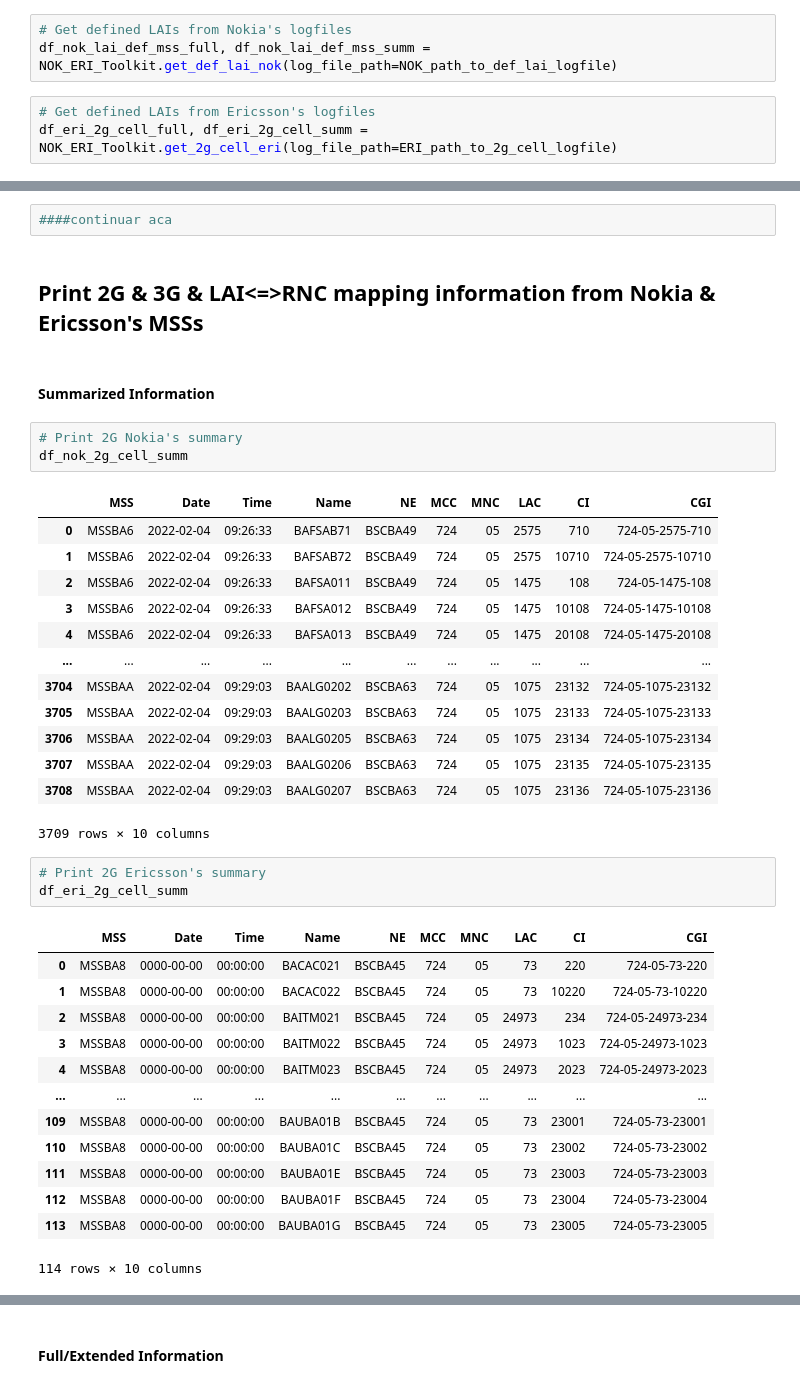
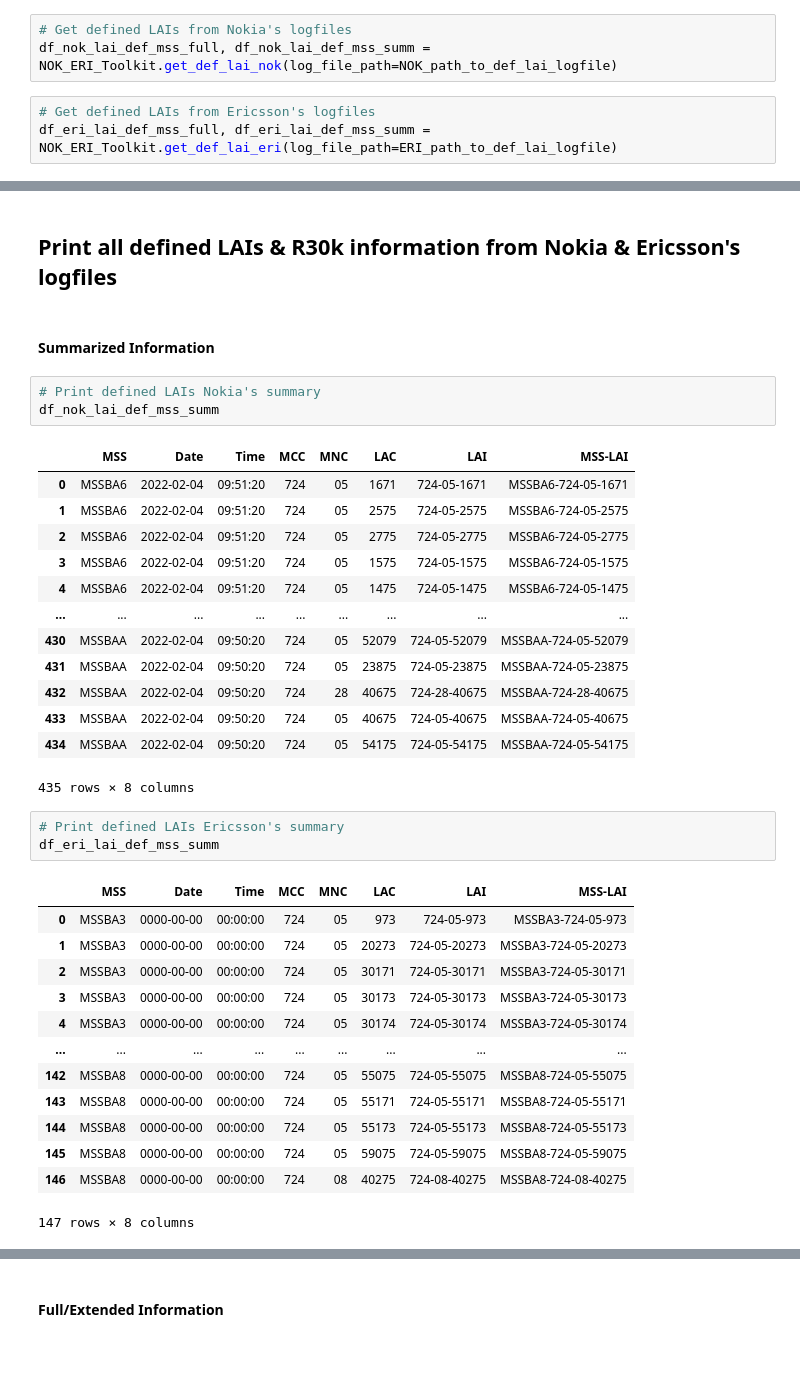
Before and after one commit to alvarova26/Python_and_Notebooks, a Jupyter notebook: NOK_&_ERI/NOK_ERI_Get_def_LAI_&_R30k_MSS.ipynb, the cells around one changed output, grey strips where cells are left out. Cells and saved outputs as stored; diff of their text form; blank space fills up the shorter version.

```diff
--- a/NOK_&_ERI/NOK_ERI_Get_def_LAI_&_R30k_MSS.ipynb
+++ b/NOK_&_ERI/NOK_ERI_Get_def_LAI_&_R30k_MSS.ipynb
@@ -48,6 +33,6 @@ df_nok_lai_def_mss_summ
 df_nok_lai_def_mss_full, df_nok_lai_def_mss_summ = NOK_ERI_Toolkit.get_def_lai_nok(log_file_path=NOK_path_to_def_lai_logfile)
 # %%
 # Get defined LAIs from Ericsson's logfiles
-df_eri_2g_cell_full, df_eri_2g_cell_summ = NOK_ERI_Toolkit.get_2g_cell_eri(log_file_path=ERI_path_to_2g_cell_logfile)
+df_eri_lai_def_mss_full, df_eri_lai_def_mss_summ = NOK_ERI_Toolkit.get_def_lai_eri(log_file_path=ERI_path_to_def_lai_logfile)
 # %%
 # Get R30k LAIs information from Nokia's logfiles
@@ -58,41 +43,39 @@ df_eri_lai_x_rnc_full, df_eri_lai_x_rnc_summ = NOK_ERI_Toolkit.get_lai_x_rnc_eri
-# %%
-####continuar aca
 # %% [markdown]
-## Print 2G & 3G & LAI<=>RNC mapping information from Nokia & Ericsson's MSSs
+## Print all defined LAIs & R30k information from Nokia & Ericsson's logfiles
 # %% [markdown]
 #### Summarized Information
 # %%
-# Print 2G Nokia's summary
-df_nok_2g_cell_summ
+# Print defined LAIs Nokia's summary
+df_nok_lai_def_mss_summ
 # %% [output]
-|  | MSS | Date | Time | Name | NE | MCC | MNC | LAC | CI | CGI |
-| 0 | MSSBA6 | 2022-02-04 | 09:26:33 | BAFSAB71 | BSCBA49 | 724 | 05 | 2575 | 710 | 724-05-2575-710 |
-| 1 | MSSBA6 | 2022-02-04 | 09:26:33 | BAFSAB72 | BSCBA49 | 724 | 05 | 2575 | 10710 | 724-05-2575-10710 |
-| 2 | MSSBA6 | 2022-02-04 | 09:26:33 | BAFSA011 | BSCBA49 | 724 | 05 | 1475 | 108 | 724-05-1475-108 |
-| 3 | MSSBA6 | 2022-02-04 | 09:26:33 | BAFSA012 | BSCBA49 | 724 | 05 | 1475 | 10108 | 724-05-1475-10108 |
-| 4 | MSSBA6 | 2022-02-04 | 09:26:33 | BAFSA013 | BSCBA49 | 724 | 05 | 1475 | 20108 | 724-05-1475-20108 |
-| ... | ... | ... | ... | ... | ... | ... | ... | ... | ... | ... |
-| 3704 | MSSBAA | 2022-02-04 | 09:29:03 | BAALG0202 | BSCBA63 | 724 | 05 | 1075 | 23132 | 724-05-1075-23132 |
-| 3705 | MSSBAA | 2022-02-04 | 09:29:03 | BAALG0203 | BSCBA63 | 724 | 05 | 1075 | 23133 | 724-05-1075-23133 |
-| 3706 | MSSBAA | 2022-02-04 | 09:29:03 | BAALG0205 | BSCBA63 | 724 | 05 | 1075 | 23134 | 724-05-1075-23134 |
-| 3707 | MSSBAA | 2022-02-04 | 09:29:03 | BAALG0206 | BSCBA63 | 724 | 05 | 1075 | 23135 | 724-05-1075-23135 |
-| 3708 | MSSBAA | 2022-02-04 | 09:29:03 | BAALG0207 | BSCBA63 | 724 | 05 | 1075 | 23136 | 724-05-1075-23136 |
+|  | MSS | Date | Time | MCC | MNC | LAC | LAI | MSS-LAI |
+| 0 | MSSBA6 | 2022-02-04 | 09:51:20 | 724 | 05 | 1671 | 724-05-1671 | MSSBA6-724-05-1671 |
+| 1 | MSSBA6 | 2022-02-04 | 09:51:20 | 724 | 05 | 2575 | 724-05-2575 | MSSBA6-724-05-2575 |
+| 2 | MSSBA6 | 2022-02-04 | 09:51:20 | 724 | 05 | 2775 | 724-05-2775 | MSSBA6-724-05-2775 |
+| 3 | MSSBA6 | 2022-02-04 | 09:51:20 | 724 | 05 | 1575 | 724-05-1575 | MSSBA6-724-05-1575 |
+| 4 | MSSBA6 | 2022-02-04 | 09:51:20 | 724 | 05 | 1475 | 724-05-1475 | MSSBA6-724-05-1475 |
+| ... | ... | ... | ... | ... | ... | ... | ... | ... |
+| 430 | MSSBAA | 2022-02-04 | 09:50:20 | 724 | 05 | 52079 | 724-05-52079 | MSSBAA-724-05-52079 |
+| 431 | MSSBAA | 2022-02-04 | 09:50:20 | 724 | 05 | 23875 | 724-05-23875 | MSSBAA-724-05-23875 |
+| 432 | MSSBAA | 2022-02-04 | 09:50:20 | 724 | 28 | 40675 | 724-28-40675 | MSSBAA-724-28-40675 |
+| 433 | MSSBAA | 2022-02-04 | 09:50:20 | 724 | 05 | 40675 | 724-05-40675 | MSSBAA-724-05-40675 |
+| 434 | MSSBAA | 2022-02-04 | 09:50:20 | 724 | 05 | 54175 | 724-05-54175 | MSSBAA-724-05-54175 |
-3709 rows × 10 columns
+435 rows × 8 columns
 # %%
-# Print 2G Ericsson's summary
-df_eri_2g_cell_summ
+# Print defined LAIs Ericsson's summary
+df_eri_lai_def_mss_summ
 # %% [output]
-|  | MSS | Date | Time | Name | NE | MCC | MNC | LAC | CI | CGI |
-| 0 | MSSBA8 | 0000-00-00 | 00:00:00 | BACAC021 | BSCBA45 | 724 | 05 | 73 | 220 | 724-05-73-220 |
-| 1 | MSSBA8 | 0000-00-00 | 00:00:00 | BACAC022 | BSCBA45 | 724 | 05 | 73 | 10220 | 724-05-73-10220 |
-| 2 | MSSBA8 | 0000-00-00 | 00:00:00 | BAITM021 | BSCBA45 | 724 | 05 | 24973 | 234 | 724-05-24973-234 |
-| 3 | MSSBA8 | 0000-00-00 | 00:00:00 | BAITM022 | BSCBA45 | 724 | 05 | 24973 | 1023 | 724-05-24973-1023 |
-| 4 | MSSBA8 | 0000-00-00 | 00:00:00 | BAITM023 | BSCBA45 | 724 | 05 | 24973 | 2023 | 724-05-24973-2023 |
-| ... | ... | ... | ... | ... | ... | ... | ... | ... | ... | ... |
-| 109 | MSSBA8 | 0000-00-00 | 00:00:00 | BAUBA01B | BSCBA45 | 724 | 05 | 73 | 23001 | 724-05-73-23001 |
-| 110 | MSSBA8 | 0000-00-00 | 00:00:00 | BAUBA01C | BSCBA45 | 724 | 05 | 73 | 23002 | 724-05-73-23002 |
-| 111 | MSSBA8 | 0000-00-00 | 00:00:00 | BAUBA01E | BSCBA45 | 724 | 05 | 73 | 23003 | 724-05-73-23003 |
-| 112 | MSSBA8 | 0000-00-00 | 00:00:00 | BAUBA01F | BSCBA45 | 724 | 05 | 73 | 23004 | 724-05-73-23004 |
-| 113 | MSSBA8 | 0000-00-00 | 00:00:00 | BAUBA01G | BSCBA45 | 724 | 05 | 73 | 23005 | 724-05-73-23005 |
+|  | MSS | Date | Time | MCC | MNC | LAC | LAI | MSS-LAI |
+| 0 | MSSBA3 | 0000-00-00 | 00:00:00 | 724 | 05 | 973 | 724-05-973 | MSSBA3-724-05-973 |
+| 1 | MSSBA3 | 0000-00-00 | 00:00:00 | 724 | 05 | 20273 | 724-05-20273 | MSSBA3-724-05-20273 |
+| 2 | MSSBA3 | 0000-00-00 | 00:00:00 | 724 | 05 | 30171 | 724-05-30171 | MSSBA3-724-05-30171 |
+| 3 | MSSBA3 | 0000-00-00 | 00:00:00 | 724 | 05 | 30173 | 724-05-30173 | MSSBA3-724-05-30173 |
+| 4 | MSSBA3 | 0000-00-00 | 00:00:00 | 724 | 05 | 30174 | 724-05-30174 | MSSBA3-724-05-30174 |
+| ... | ... | ... | ... | ... | ... | ... | ... | ... |
+| 142 | MSSBA8 | 0000-00-00 | 00:00:00 | 724 | 05 | 55075 | 724-05-55075 | MSSBA8-724-05-55075 |
+| 143 | MSSBA8 | 0000-00-00 | 00:00:00 | 724 | 05 | 55171 | 724-05-55171 | MSSBA8-724-05-55171 |
+| 144 | MSSBA8 | 0000-00-00 | 00:00:00 | 724 | 05 | 55173 | 724-05-55173 | MSSBA8-724-05-55173 |
+| 145 | MSSBA8 | 0000-00-00 | 00:00:00 | 724 | 05 | 59075 | 724-05-59075 | MSSBA8-724-05-59075 |
+| 146 | MSSBA8 | 0000-00-00 | 00:00:00 | 724 | 08 | 40275 | 724-08-40275 | MSSBA8-724-08-40275 |
-114 rows × 10 columns
+147 rows × 8 columns
 # %%
```
Also changed, not shown: parts of 19 cells of this notebook.
